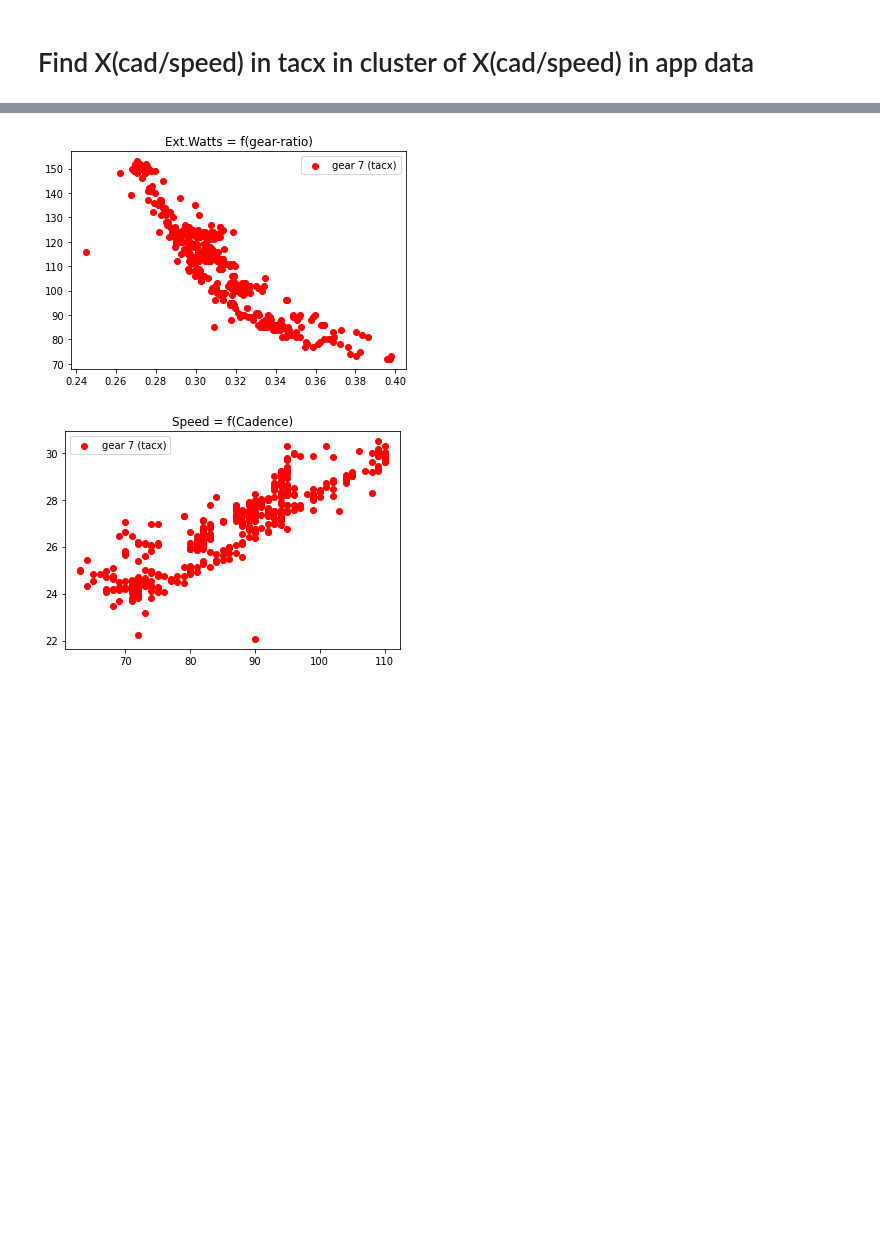
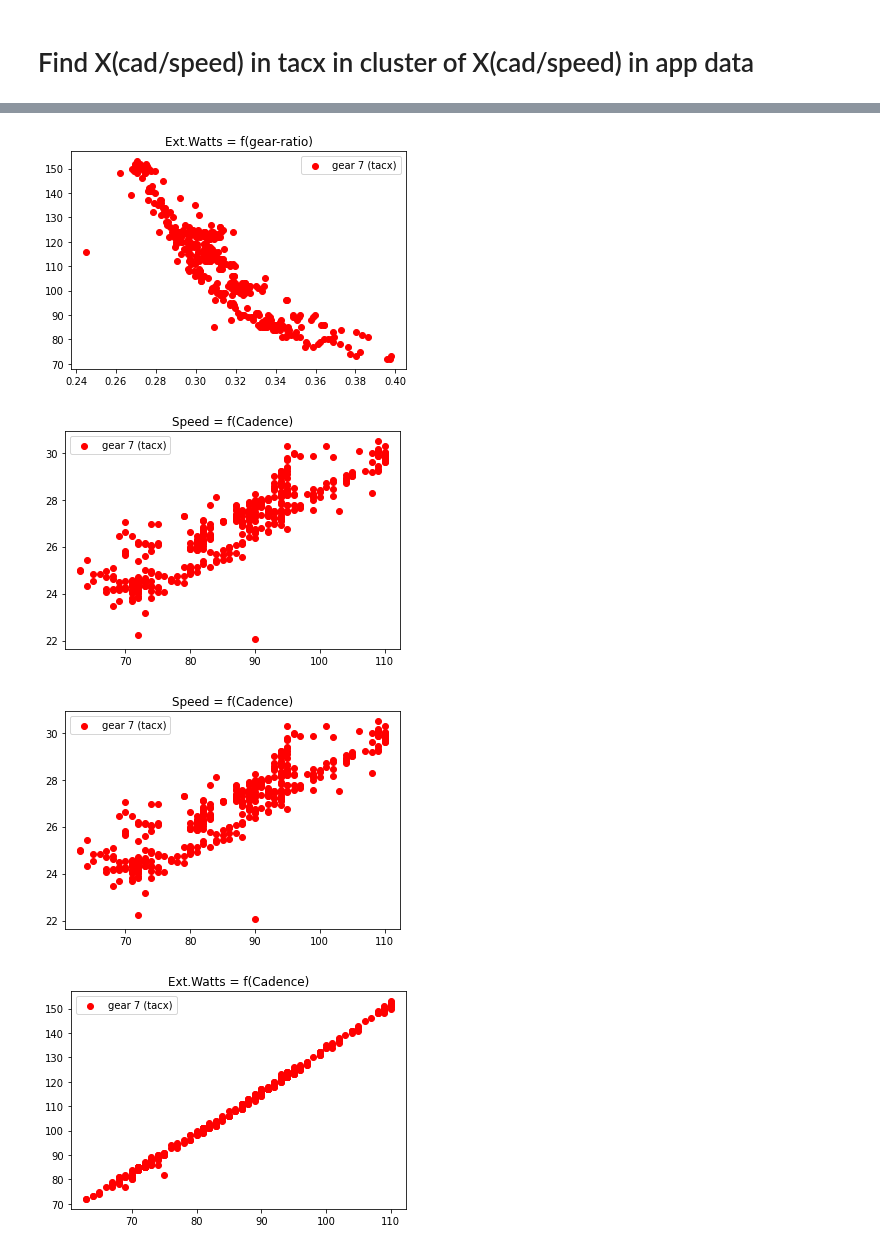
Before and after one commit to bruennijs/indoor-virtual-power-prediction, a Jupyter notebook: regression_by_speed_analyze.ipynb, the cells around one changed output, grey strips where cells are left out. Cells and saved outputs as stored; diff of their text form; code cells hidden in the pictures; blank space fills up the shorter version.

```diff
--- a/regression_by_speed_analyze.ipynb
+++ b/regression_by_speed_analyze.ipynb
@@ -156,30 +156,44 @@ plt.show()
 X_scaled_np: np.array = MinMaxScaler().fit_transform(df_tacx_gear7[[COLUMN_NAME_CADENCE, COLUMN_NAME_SPEED, COLUMN_NAME_WATTS, COLUMN_NAME_CADENCE_RATE, COLUMN_NAME_ACCELERATION]].to_numpy())
 df_tacx_gear7_scaled: pd.DataFrame = to_dataframe(data=X_scaled_np, columns= [COLUMN_NAME_CADENCE, COLUMN_NAME_SPEED, COLUMN_NAME_WATTS, COLUMN_NAME_CADENCE_RATE, COLUMN_NAME_ACCELERATION])
 
 histogram(x=df_tacx_gear7_scaled[COLUMN_NAME_ACCELERATION], bins=50, title='delta Speed (Acceleration)')
 plt.show()
 histogram(x=df_tacx_gear7_scaled[COLUMN_NAME_CADENCE_RATE], bins=60, title='Cadence rate (rpm per second)')
 plt.show()
 
 plot2d(X=df_tacx_gear7_scaled[COLUMN_NAME_ACCELERATION], y=df_tacx_gear7_scaled[COLUMN_NAME_CADENCE_RATE], point_color='red')
 plt.show()
 
 X, y = (df_tacx_gear7[COLUMN_NAME_GEAR_RATIO], df_tacx_gear7[COLUMN_NAME_WATTS])
 plot2d(X, y, point_color='red', legend_label='gear 7 (tacx)')
 plt.show()
 
 X, y = (df_tacx_gear7[COLUMN_NAME_CADENCE], df_tacx_gear7[COLUMN_NAME_SPEED])
 plot2d(X, y, point_color='red', legend_label='gear 7 (tacx)')
 plt.show()
+
+X, y = (df_tacx_gear7[COLUMN_NAME_CADENCE], df_tacx_gear7[COLUMN_NAME_SPEED])
+plot2d(X, y, point_color='red', legend_label='gear 7 (tacx)')
+plt.show()
+
+X, y = (df_tacx_gear7[COLUMN_NAME_CADENCE], df_tacx_gear7[COLUMN_NAME_WATTS])
+plot2d(X, y, point_color='red', legend_label='gear 7 (tacx)')
+plt.show()
+
+X, y = (df_[COLUMN_NAME_CADENCE], df_tacx_gear7[COLUMN_NAME_WATTS])
+plot2d(X, y, point_color='red', legend_label='gear 7 (tacx)')
+plt.show()
 # %% [output]
 [figure]
 [figure]
 [figure]
 [figure]
 [figure]
 [figure]
 [figure]
 [figure]
 [figure]
 [figure]
 [figure]
+[figure, added]
+[figure, added]
```
Also changed, not shown: 5 other files.
